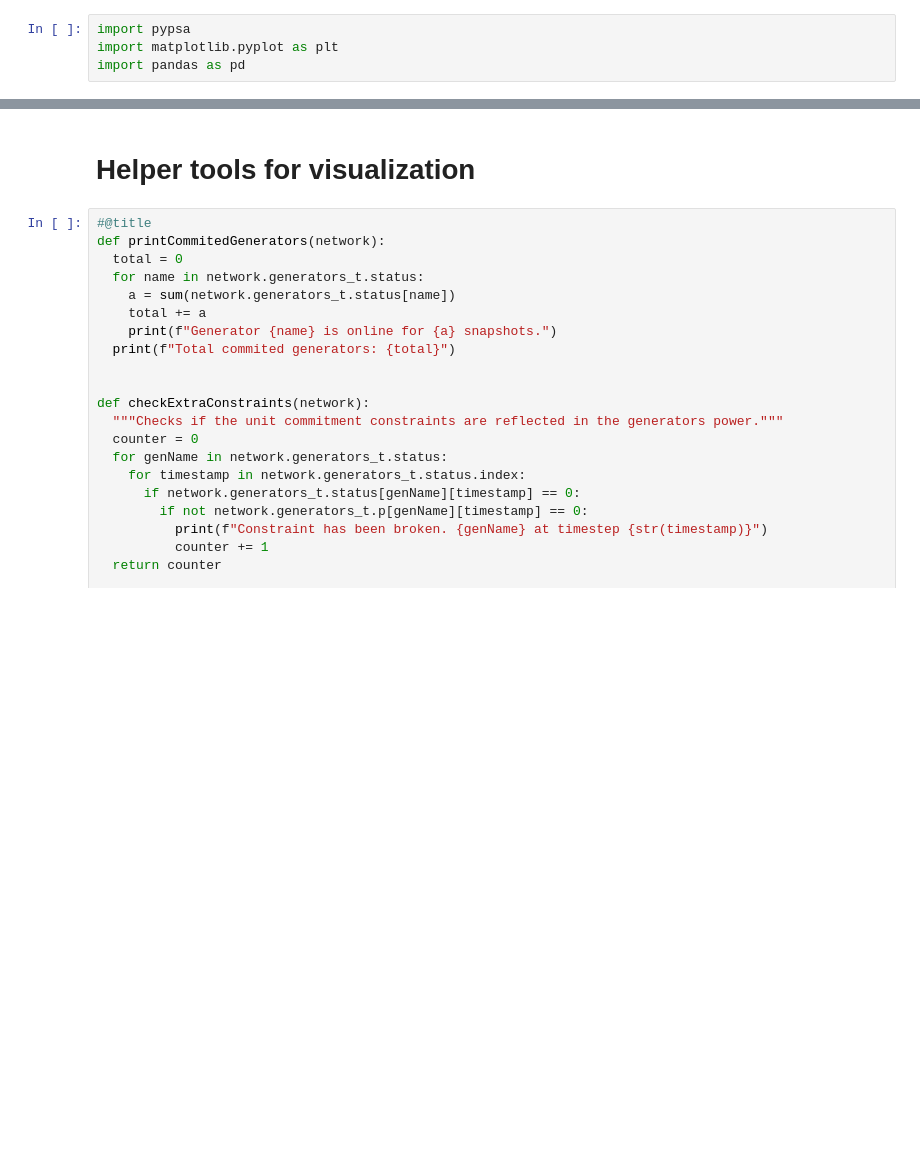
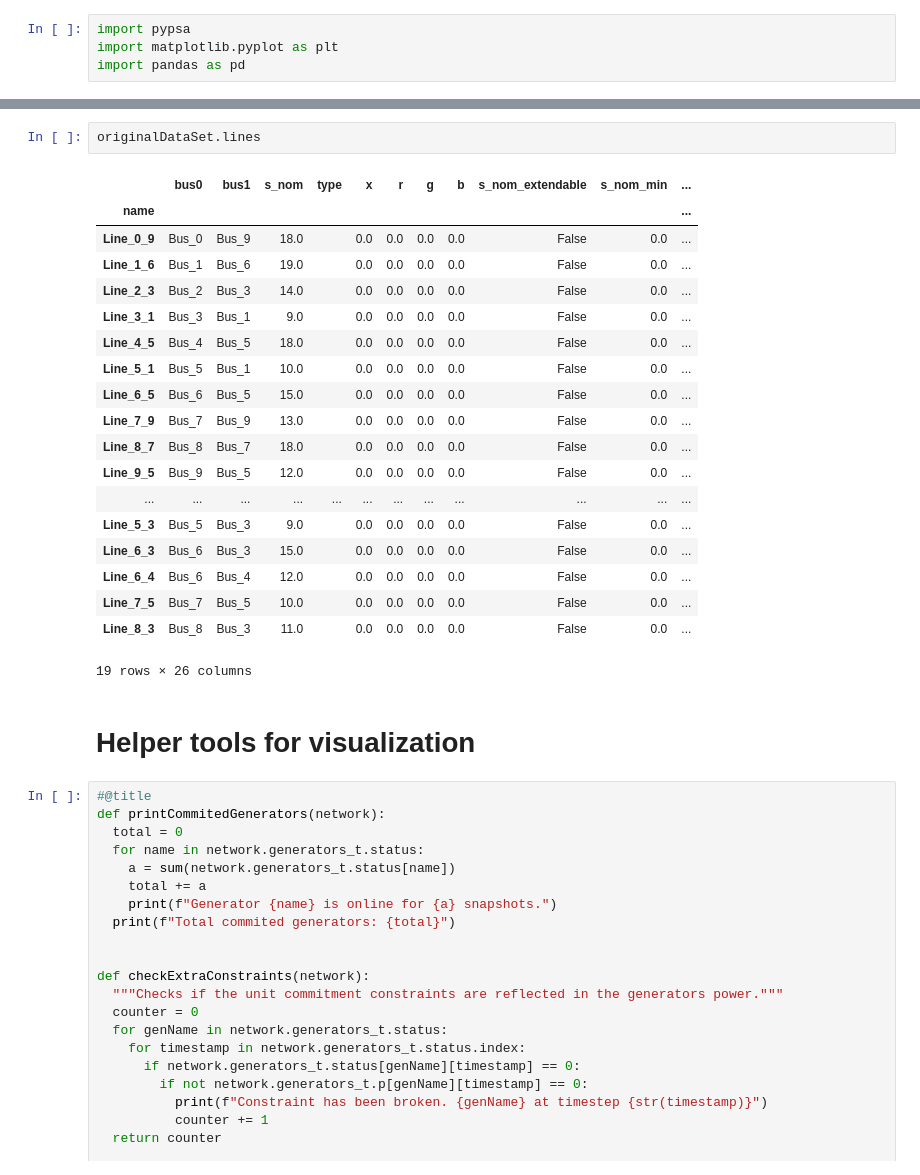
Before and after one commit to PlanQK/EnergyUnitCommitment, a Jupyter notebook: analysis.ipynb, the cells around one changed output, grey strips where cells are left out. Drawn from its saved outputs; the diff is of its cells as text; blank space fills up the shorter version.

```diff
--- a/analysis.ipynb
+++ b/analysis.ipynb
@@ -11,3 +43,25 @@ INFO:pypsa.io:Imported network output.nc has buses, generators, lines, loads
+# %%
+originalDataSet.lines
+# %% [output]
+|  | bus0 | bus1 | s_nom | type | x | r | g | b | s_nom_extendable | s_nom_min | ... |
+| name |  |  |  |  |  |  |  |  |  |  | ... |
+| Line_0_9 | Bus_0 | Bus_9 | 18.0 |  | 0.0 | 0.0 | 0.0 | 0.0 | False | 0.0 | ... |
+| Line_1_6 | Bus_1 | Bus_6 | 19.0 |  | 0.0 | 0.0 | 0.0 | 0.0 | False | 0.0 | ... |
+| Line_2_3 | Bus_2 | Bus_3 | 14.0 |  | 0.0 | 0.0 | 0.0 | 0.0 | False | 0.0 | ... |
+| Line_3_1 | Bus_3 | Bus_1 | 9.0 |  | 0.0 | 0.0 | 0.0 | 0.0 | False | 0.0 | ... |
+| Line_4_5 | Bus_4 | Bus_5 | 18.0 |  | 0.0 | 0.0 | 0.0 | 0.0 | False | 0.0 | ... |
+| Line_5_1 | Bus_5 | Bus_1 | 10.0 |  | 0.0 | 0.0 | 0.0 | 0.0 | False | 0.0 | ... |
+| Line_6_5 | Bus_6 | Bus_5 | 15.0 |  | 0.0 | 0.0 | 0.0 | 0.0 | False | 0.0 | ... |
+| Line_7_9 | Bus_7 | Bus_9 | 13.0 |  | 0.0 | 0.0 | 0.0 | 0.0 | False | 0.0 | ... |
+| Line_8_7 | Bus_8 | Bus_7 | 18.0 |  | 0.0 | 0.0 | 0.0 | 0.0 | False | 0.0 | ... |
+| Line_9_5 | Bus_9 | Bus_5 | 12.0 |  | 0.0 | 0.0 | 0.0 | 0.0 | False | 0.0 | ... |
+| ... | ... | ... | ... | ... | ... | ... | ... | ... | ... | ... | ... |
+| Line_5_3 | Bus_5 | Bus_3 | 9.0 |  | 0.0 | 0.0 | 0.0 | 0.0 | False | 0.0 | ... |
+| Line_6_3 | Bus_6 | Bus_3 | 15.0 |  | 0.0 | 0.0 | 0.0 | 0.0 | False | 0.0 | ... |
+| Line_6_4 | Bus_6 | Bus_4 | 12.0 |  | 0.0 | 0.0 | 0.0 | 0.0 | False | 0.0 | ... |
+| Line_7_5 | Bus_7 | Bus_5 | 10.0 |  | 0.0 | 0.0 | 0.0 | 0.0 | False | 0.0 | ... |
+| Line_8_3 | Bus_8 | Bus_3 | 11.0 |  | 0.0 | 0.0 | 0.0 | 0.0 | False | 0.0 | ... |
+19 rows × 26 columns
 # %% [markdown]
 # Helper tools for visualization
 # %%
```
Also changed, not shown: parts of 4 cells of this notebook, 7 other files.
